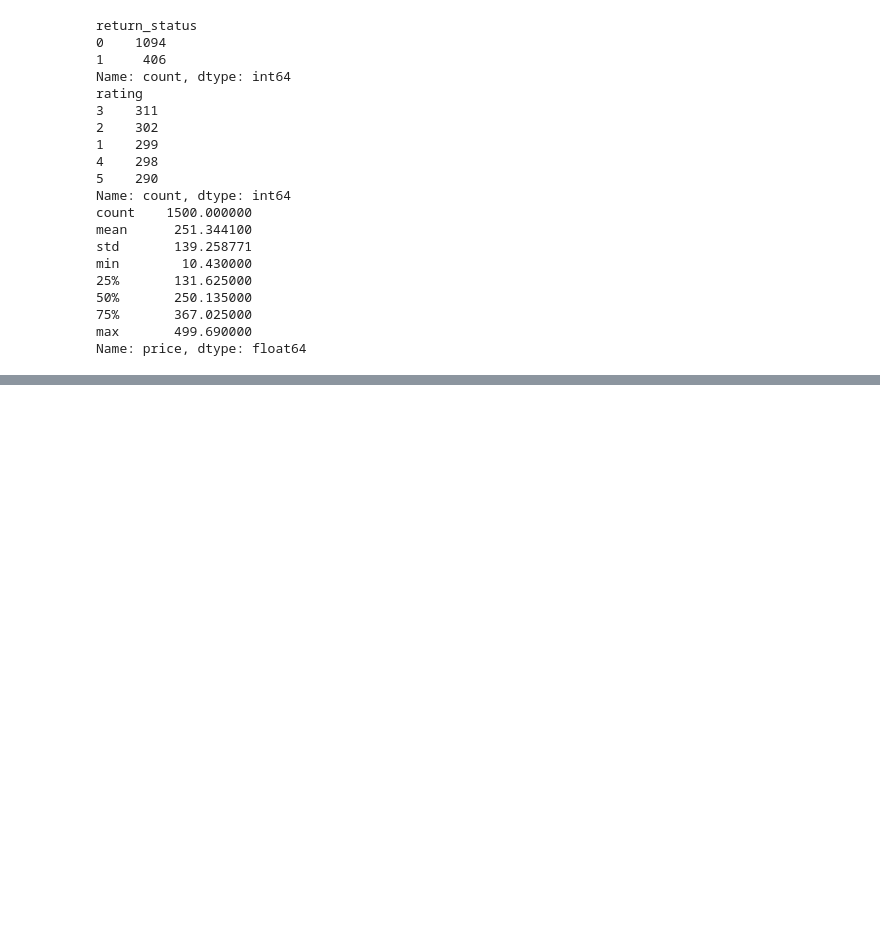
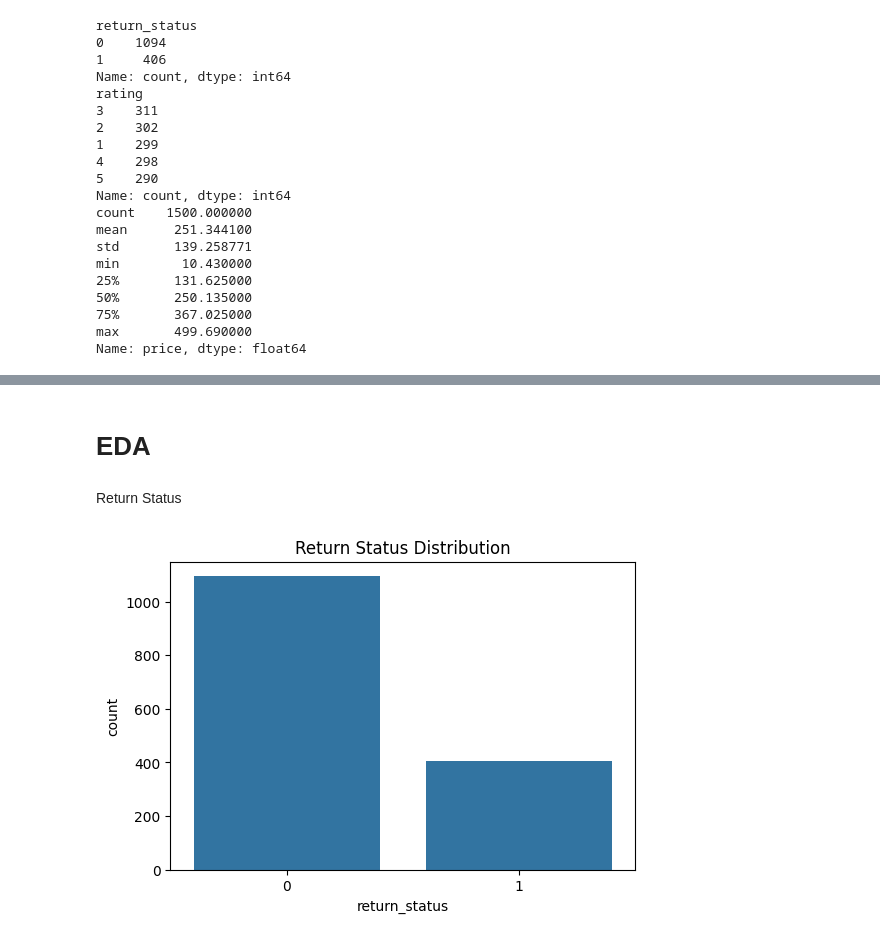
Before and after one commit to patelshivam109/Product-return-preiction, a Jupyter notebook: notebooks/day1.ipynb, the cells around one changed output, grey strips where cells are left out. Cells and saved outputs as stored; diff of their text form; code cells hidden in the pictures; blank space fills up the shorter version.

Commit message:
analysis: complete data audit and return behavior analysis

```diff
--- a/notebooks/day1.ipynb
+++ b/notebooks/day1.ipynb
@@ -85,0 +100,14 @@ Name: price, dtype: float64
+# %% [markdown]
+# EDA
+# %% [markdown]
+Return Status
+# %%
+import seaborn as sns
+import matplotlib.pyplot as plt
+
+plt.figure(figsize=(6,4))
+sns.countplot(x='return_status', data=df)
+plt.title("Return Status Distribution")
+plt.show()
+# %% [output]
+[figure, added]
```
Also changed, not shown: parts of 15 cells of this notebook.
